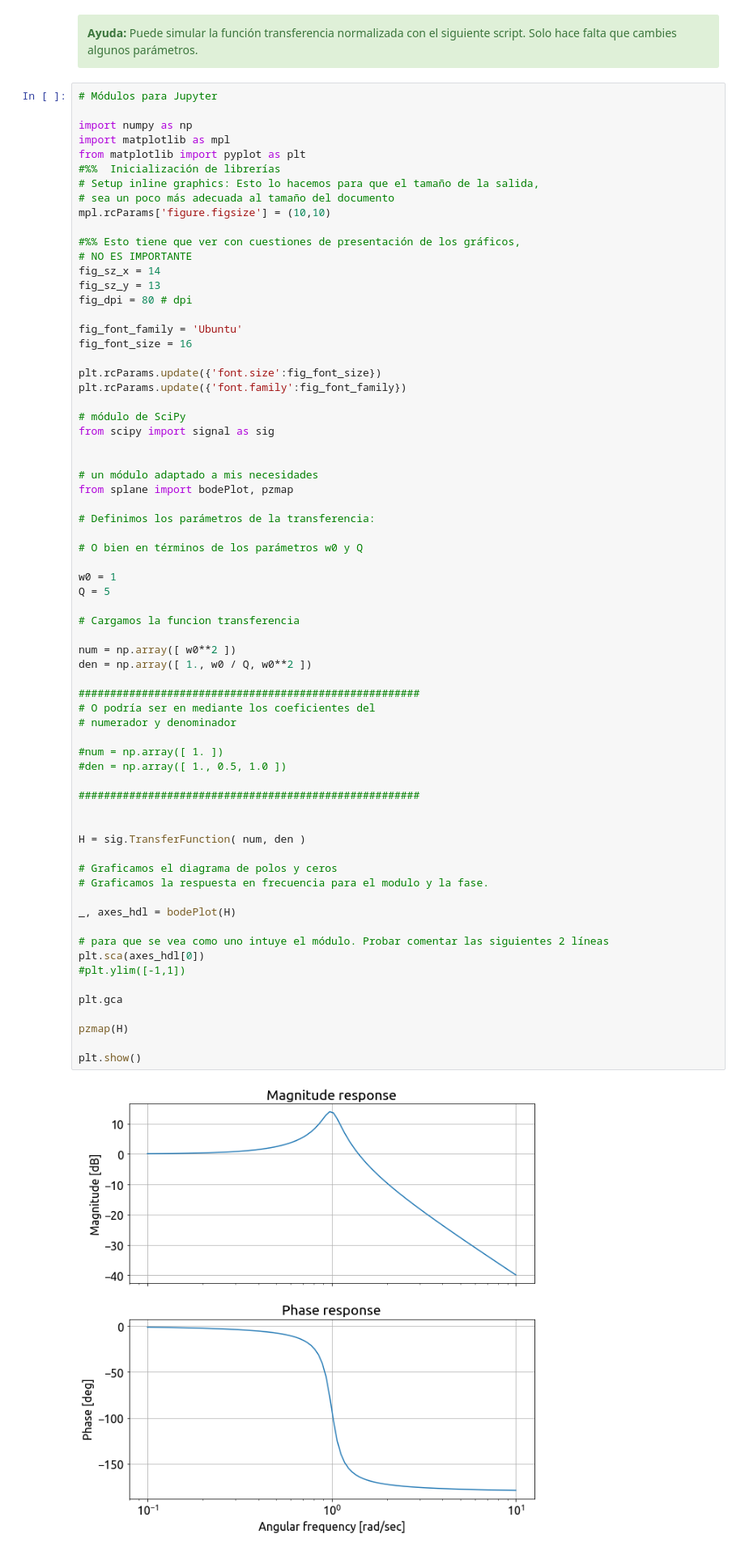
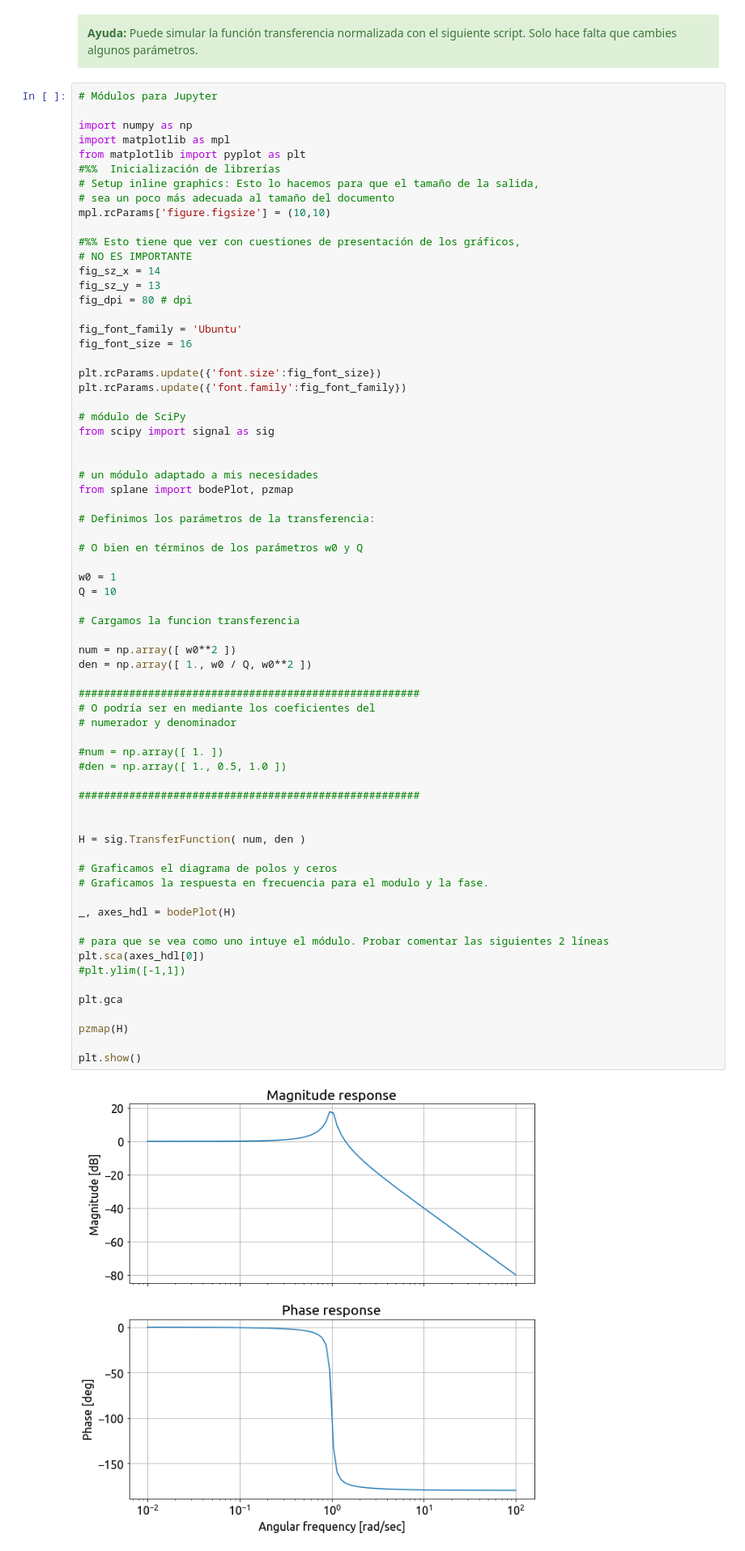
Before and after one commit to marianux/jupytest, a Jupyter notebook: desafio_cheby.ipynb, the cells around one changed output. Shown: that part at 81% size. Cells and saved outputs as stored; diff of their text form.

```diff
--- a/desafio_cheby.ipynb
+++ b/desafio_cheby.ipynb
@@ -60,38 +60,38 @@ from splane import bodePlot, pzmap
 # O bien en términos de los parámetros w0 y Q
 
 w0 = 1
-Q = 5
+Q = 10
 
 # Cargamos la funcion transferencia
 
 num = np.array([ w0**2 ])
 den = np.array([ 1., w0 / Q, w0**2 ])
 
 ######################################################
 # O podría ser en mediante los coeficientes del
 # numerador y denominador
 
 #num = np.array([ 1. ])
 #den = np.array([ 1., 0.5, 1.0 ])
 
 ######################################################
 
 
 H = sig.TransferFunction( num, den )
 
 # Graficamos el diagrama de polos y ceros
 # Graficamos la respuesta en frecuencia para el modulo y la fase.
 
 _, axes_hdl = bodePlot(H)
 
 # para que se vea como uno intuye el módulo. Probar comentar las siguientes 2 líneas
 plt.sca(axes_hdl[0])
 #plt.ylim([-1,1])
 
 plt.gca
 
 pzmap(H)
 
 plt.show()
 # %% [output]
-[figure, old version]
+[figure, new version]
```
Also changed, not shown: parts of 1 cell of this notebook, 4 other files.
